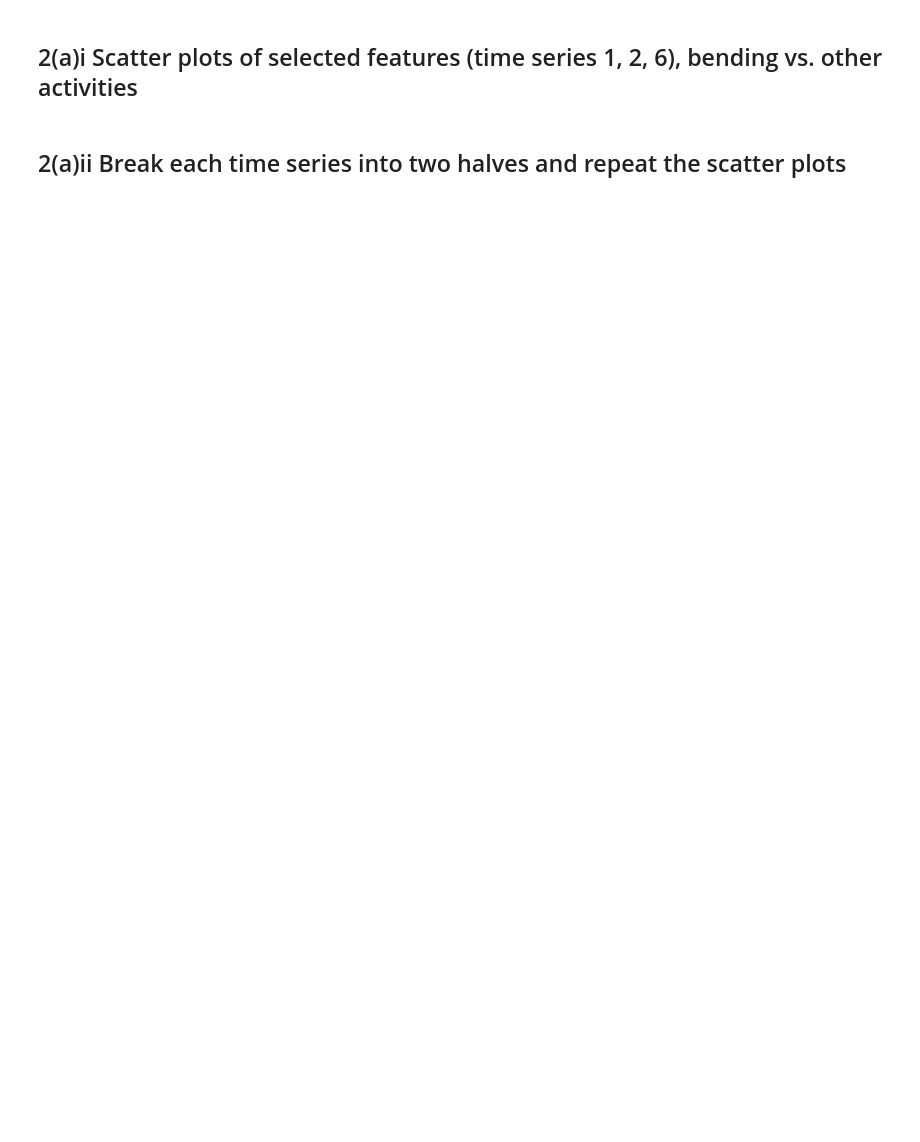
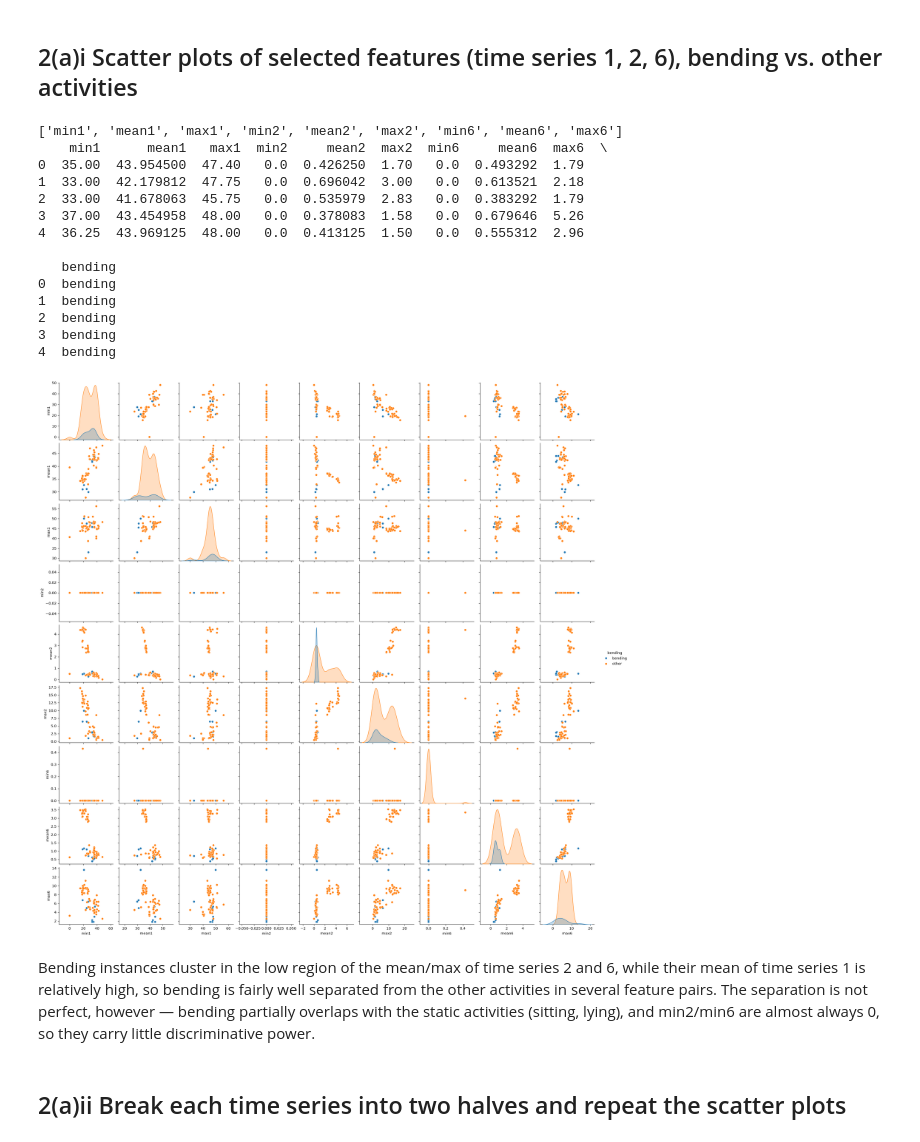
Before and after one commit to nimnusmik/Kim_Seonmin_HW4, a Jupyter notebook: code/Kim_Seonmin_HW4.ipynb, the cells around one changed output. Cells and saved outputs as stored; diff of their text form; code cells hidden in the pictures; blank space fills up the shorter version.

```diff
--- a/code/Kim_Seonmin_HW4.ipynb
+++ b/code/Kim_Seonmin_HW4.ipynb
@@ -57,5 +61,38 @@ def extract_features(ts_df):
     return out
 # %% [markdown]
 ## 2(a)i Scatter plots of selected features (time series 1, 2, 6), bending vs. other activities
+# %%
+import seaborn as sns
+import matplotlib.pyplot as plt
+
+feats = ['min', 'mean', 'max']
+
+cols = [f"{f}{k}" for k in (1, 2, 6) for f in feats]
+print(cols)
+
+df_i = pd.DataFrame([extract_features(i["data"]) for i in train])[cols]
+df_i["bending"] = ["bending" if i["activity"].startswith("bending") else "other" for i in train]
+print(df_i.head())
+
+sns.pairplot(df_i, hue="bending")
+plt.show()
+# %% [output]
+['min1', 'mean1', 'max1', 'min2', 'mean2', 'max2', 'min6', 'mean6', 'max6']
+    min1      mean1   max1  min2     mean2  max2  min6     mean6  max6  \
+0  35.00  43.954500  47.40   0.0  0.426250  1.70   0.0  0.493292  1.79
+1  33.00  42.179812  47.75   0.0  0.696042  3.00   0.0  0.613521  2.18
+2  33.00  41.678063  45.75   0.0  0.535979  2.83   0.0  0.383292  1.79
+3  37.00  43.454958  48.00   0.0  0.378083  1.58   0.0  0.679646  5.26
+4  36.25  43.969125  48.00   0.0  0.413125  1.50   0.0  0.555312  2.96
+
+   bending
+0  bending
+1  bending
+2  bending
+3  bending
+4  bending
+[figure, added]
+# %% [markdown]
+Bending instances cluster in the low region of the mean/max of time series 2 and 6, while their mean of time series 1 is relatively high, so bending is fairly well separated from the other activities in several feature pairs. The separation is not perfect, however — bending partially overlaps with the static activities (sitting, lying), and min2/min6 are almost always 0, so they carry little discriminative power.
 # %% [markdown]
 ## 2(a)ii Break each time series into two halves and repeat the scatter plots
```
Also changed, not shown: parts of 32 cells of this notebook, 1 other file.
